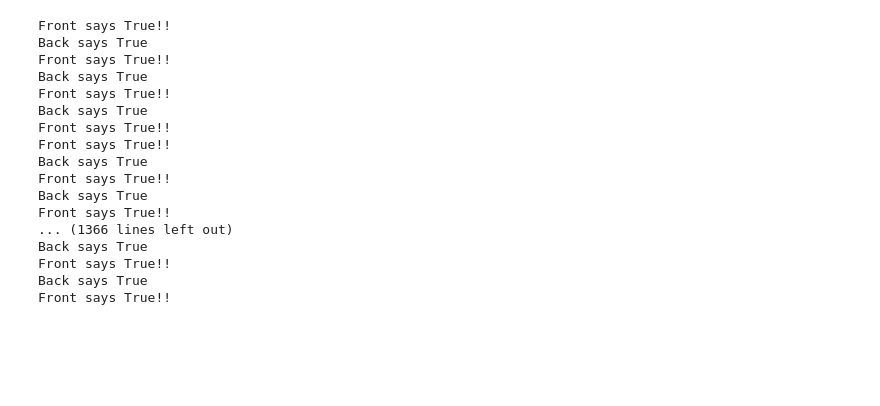
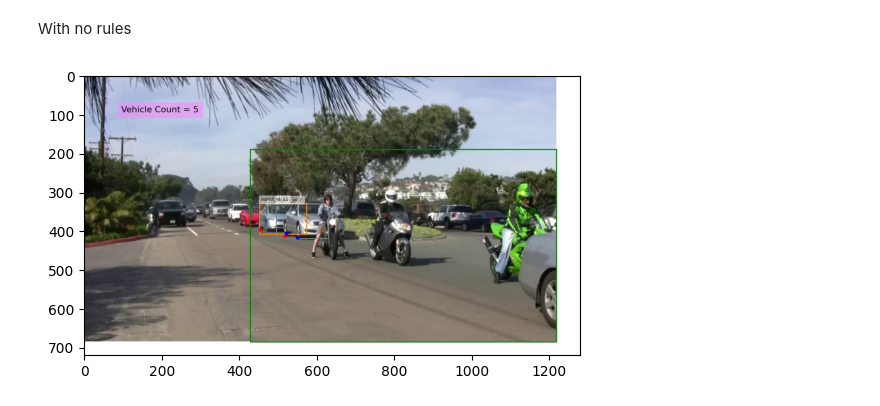
Before and after one commit to sparrowml/Speed-Trap-2022, a Jupyter notebook: disposables/keypoints_rules.ipynb, the cells around one changed output. Saved outputs shown, nothing was run; the diff lists cells and outputs as text; code cells hidden in the pictures; blank space fills up the shorter version.

```diff
--- a/disposables/keypoints_rules.ipynb
+++ b/disposables/keypoints_rules.ipynb
@@ -28,8 +31,10 @@ dst = "/code/data/datasets/temp_imgs3"
 # %%
-frame_path = '/code/data/datasets/temp_imgs3'
-frame_save_path = Path('/code/data/datasets/rule0_rule1_imgs')
+frame_path = '/code/data/datasets/frame_imgs'
 frame_list = os.listdir(frame_path)
 frame_border = True
+rule0 = True
+rule1 = True
+rule2 = True
 for frame_idx in range(len(frame_to_predictions_map)):
     frame = cv2.imread(str(Path(frame_path)/f'{frame_idx}.jpg'))
     if frame_border:
@@ -42,38 +47,43 @@ for frame_idx in range(len(frame_to_predictions_map)):
         front_tire_y = objects_per_frame[obj_idx]['keypoints'][1][1]
         x1, y1, x2, y2 = objects_per_frame[obj_idx]['bounding_box']
         #rule #0
-        if x1 < 600:
-            back_tire_x = -1
-            back_tire_y = -1
-            front_tire_x = -1
-            front_tire_y = -1
+        if rule0 == True:
+            frame_save_path = Path('/code/data/datasets/rule0_imgs')
+            if x1 < 600:
+                back_tire_x = -100
+                back_tire_y = -100
+                front_tire_x = -100
+                front_tire_y = -100
 
         #rule #1
-        if (back_tire_y <= y1 + int((y2 - y1)/2)):
-            back_tire_x = -1
-            back_tire_y = -1
-        if (front_tire_y <= y1 + int((y2 - y1)/2)):
-            front_tire_x = -1
-            front_tire_y = -1
+        if rule1 == True:
+            frame_save_path = Path('/code/data/datasets/rule1_imgs')
+            if (back_tire_y <= y1 + int((y2 - y1)/2)):
+                back_tire_x = -100
+                back_tire_y = -100
+            if (front_tire_y <= y1 + int((y2 - y1)/2)):
+                front_tire_x = -100
+                front_tire_y = -100
+        #rule #2
+        if rule2 == True:
+            frame_save_path = Path('/code/data/datasets/rule2_imgs')
+            if validate_inclusion(back_tire_x, back_tire_y, front_tire_x, front_tire_y, 20):
+                if np.array(objects_per_frame[obj_idx]['keypoints_scores']).argmax() == 0:
+                    front_tire_x = -100
+                    front_tire_y = -100
+                else:
+                    back_tire_x = -100
+                    back_tire_y = -100
         img = cv2.rectangle(frame, (int(x1), int(y1)), (int(x2), int(y2)), (0, 255, 0), thickness=4)
         img = cv2.circle(img, (int(back_tire_x), int(back_tire_y)), radius=5, color=(0, 0, 255), thickness=-1) #Blue: Backtire
         img = cv2.circle(img, (int(front_tire_x), int(front_tire_y)), radius=5, color=(255, 0, 0), thickness=-1) #Red Front tire
         cv2.imwrite(os.path.join(frame_save_path, f'{frame_idx}.jpg'), img)
-# %% [output]
-Front says True!!
-Back says True
-Front says True!!
-Back says True
-Front says True!!
-Back says True
-Front says True!!
-Front says True!!
-Back says True
-Front says True!!
-Back says True
-Front says True!!
-... (1366 lines left out)
-Back says True
-Front says True!!
-Back says True
-Front says True!!
+# %% [markdown]
+With no rules
+# %%
+frame_idx = 598
+no_rule = cv2.imread(str(Path("/code/data/datasets/temp_imgs")/f'{frame_idx}.jpg'))
+im_rgb = cv2.cvtColor(no_rule, cv2.COLOR_BGR2RGB)
+plt.imshow(im_rgb);
+# %% [output]
+[figure, added]
```
Also changed, not shown: parts of 7 cells of this notebook, 4 other files.
